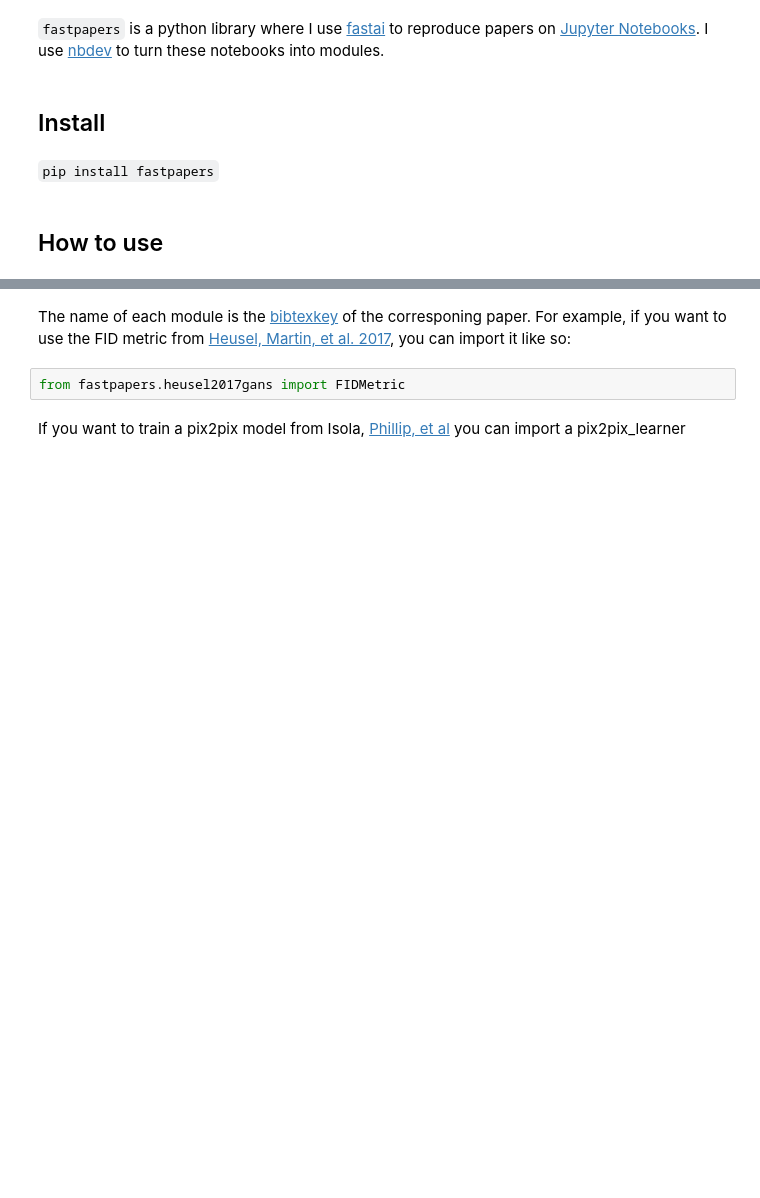
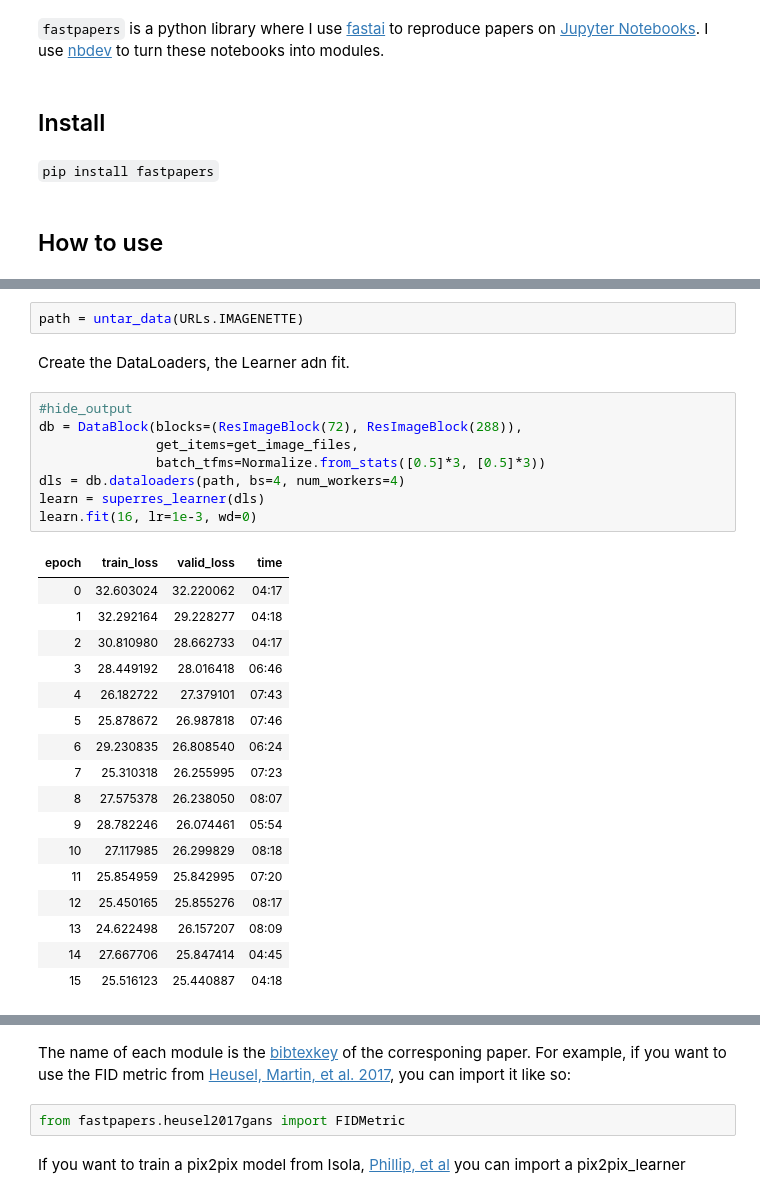
Before and after one commit to ababino/fastpapers, a Jupyter notebook: index.ipynb, the cells around one changed output, grey strips where cells are left out. Saved outputs shown, nothing was run; the diff lists cells and outputs as text; blank space fills up the shorter version.

```diff
--- a/index.ipynb
+++ b/index.ipynb
@@ -24,0 +55,30 @@ from fastpapers import *
+# %%
+path = untar_data(URLs.IMAGENETTE)
+# %% [markdown]
+Create the DataLoaders, the Learner adn fit.
+# %%
+#hide_output
+db = DataBlock(blocks=(ResImageBlock(72), ResImageBlock(288)),
+               get_items=get_image_files,
+               batch_tfms=Normalize.from_stats([0.5]*3, [0.5]*3))
+dls = db.dataloaders(path, bs=4, num_workers=4)
+learn = superres_learner(dls)
+learn.fit(16, lr=1e-3, wd=0)
+# %% [output]
+| epoch | train_loss | valid_loss | time |
+| 0 | 32.603024 | 32.220062 | 04:17 |
+| 1 | 32.292164 | 29.228277 | 04:18 |
+| 2 | 30.810980 | 28.662733 | 04:17 |
+| 3 | 28.449192 | 28.016418 | 06:46 |
+| 4 | 26.182722 | 27.379101 | 07:43 |
+| 5 | 25.878672 | 26.987818 | 07:46 |
+| 6 | 29.230835 | 26.808540 | 06:24 |
+| 7 | 25.310318 | 26.255995 | 07:23 |
+| 8 | 27.575378 | 26.238050 | 08:07 |
+| 9 | 28.782246 | 26.074461 | 05:54 |
+| 10 | 27.117985 | 26.299829 | 08:18 |
+| 11 | 25.854959 | 25.842995 | 07:20 |
+| 12 | 25.450165 | 25.855276 | 08:17 |
+| 13 | 24.622498 | 26.157207 | 08:09 |
+| 14 | 27.667706 | 25.847414 | 04:45 |
+| 15 | 25.516123 | 25.440887 | 04:18 |
```
Also changed, not shown: parts of 14 cells of this notebook, 8 other files.
